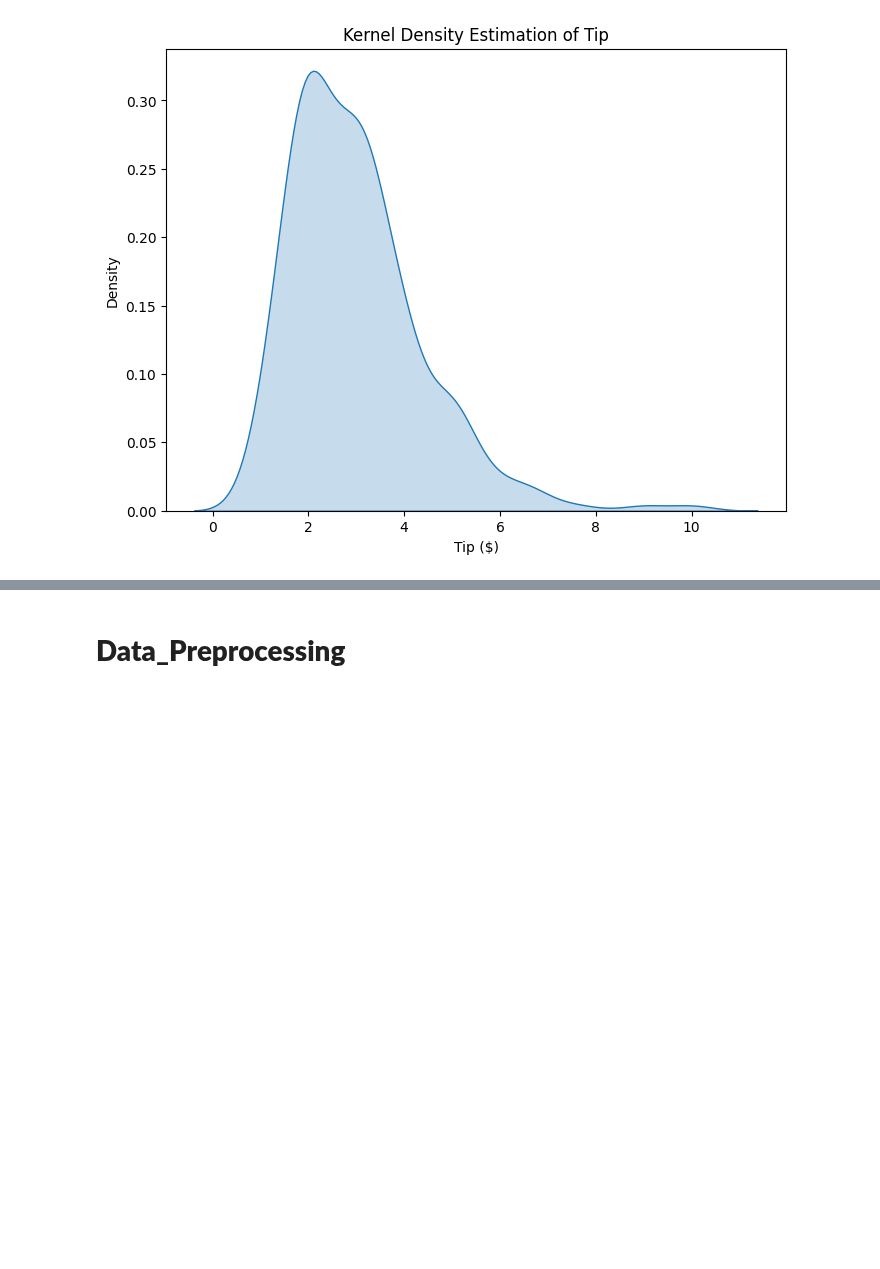
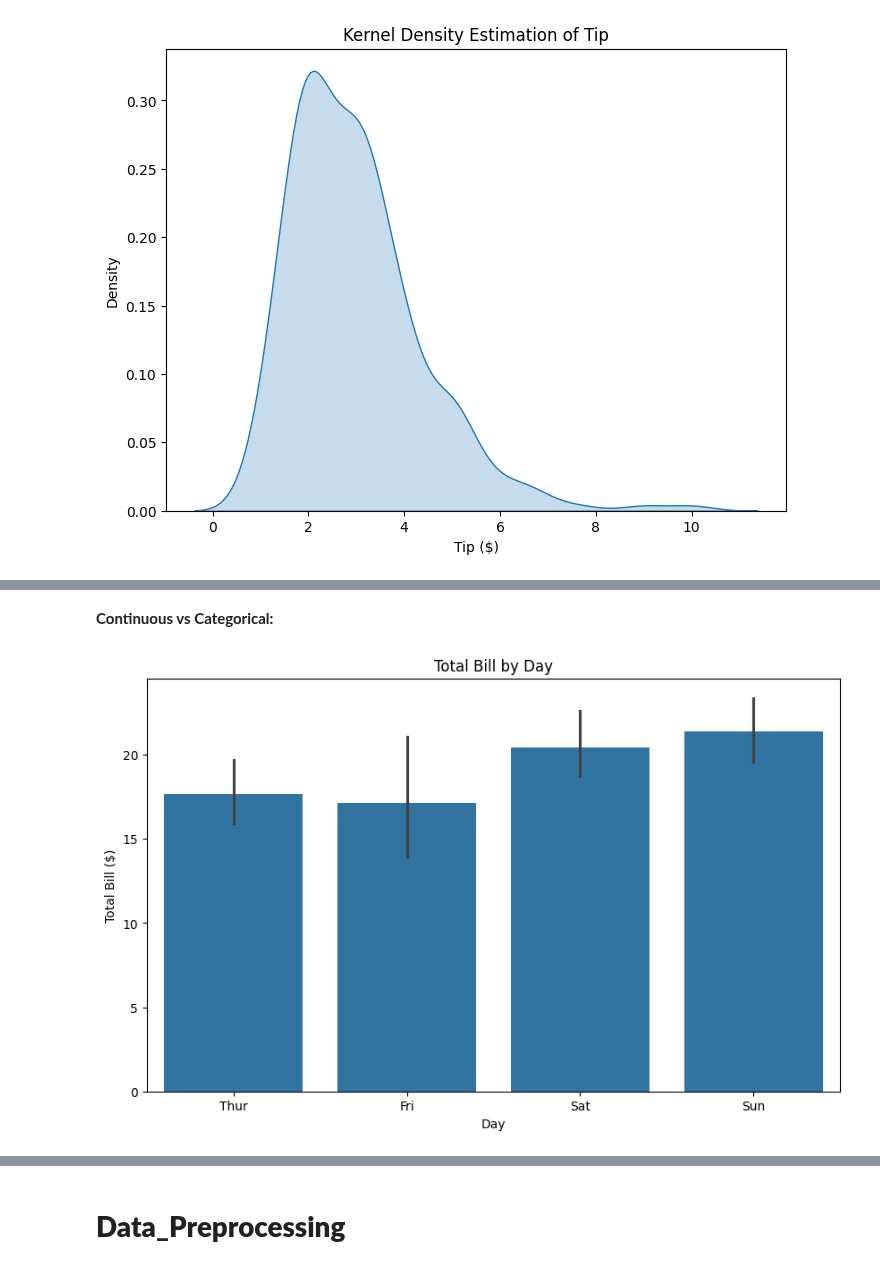
Before and after one commit to GDharan10/Dataset0_MachineLearningFramework_and_ApplicationNotes, a Jupyter notebook: Framework_for_Data_Preprocessing.ipynb, the cells around one changed output, grey strips where cells are left out. Drawn from its saved outputs; the diff is of its cells as text; code cells hidden in the pictures; blank space fills up the shorter version.

```diff
--- a/Framework_for_Data_Preprocessing.ipynb
+++ b/Framework_for_Data_Preprocessing.ipynb
@@ -468,0 +481,12 @@ This will become an error in seaborn v0.14.0; please update your code.
+# %% [markdown]
+**Continuous vs Categorical:**
+# %%
+# Bar plot
+plt.figure(figsize=(10, 6))
+sns.barplot(data=df, x='day', y='total_bill')
+plt.title('Total Bill by Day')
+plt.xlabel('Day')
+plt.ylabel('Total Bill ($)')
+plt.show()
+# %% [output]
+[figure, added]
```
Also changed, not shown: parts of 7 cells of this notebook.
